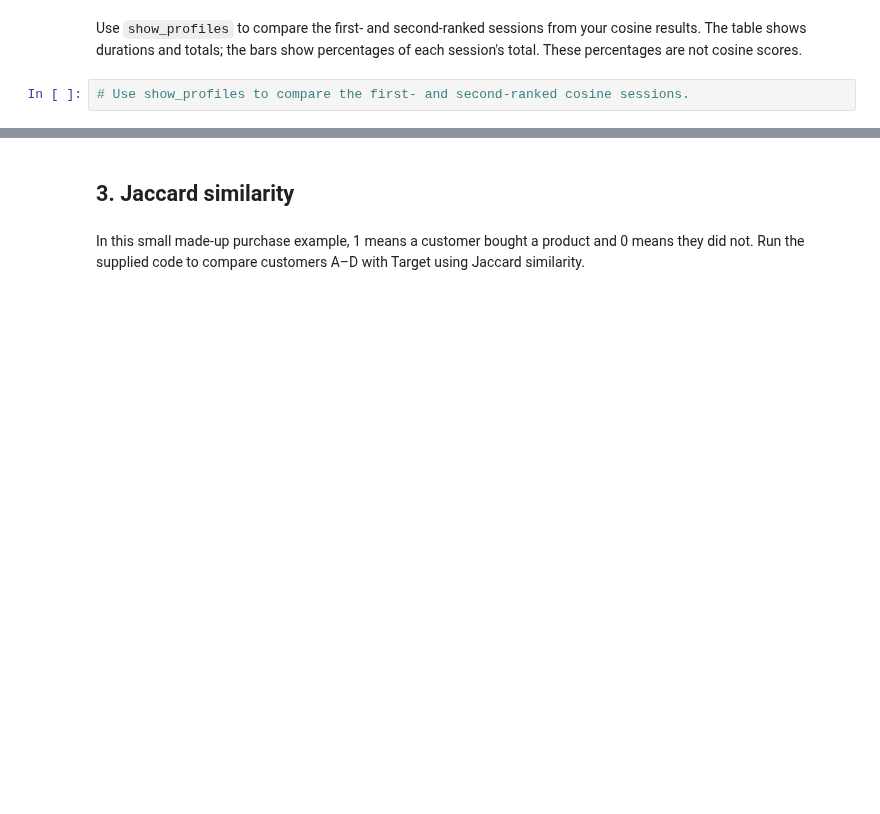
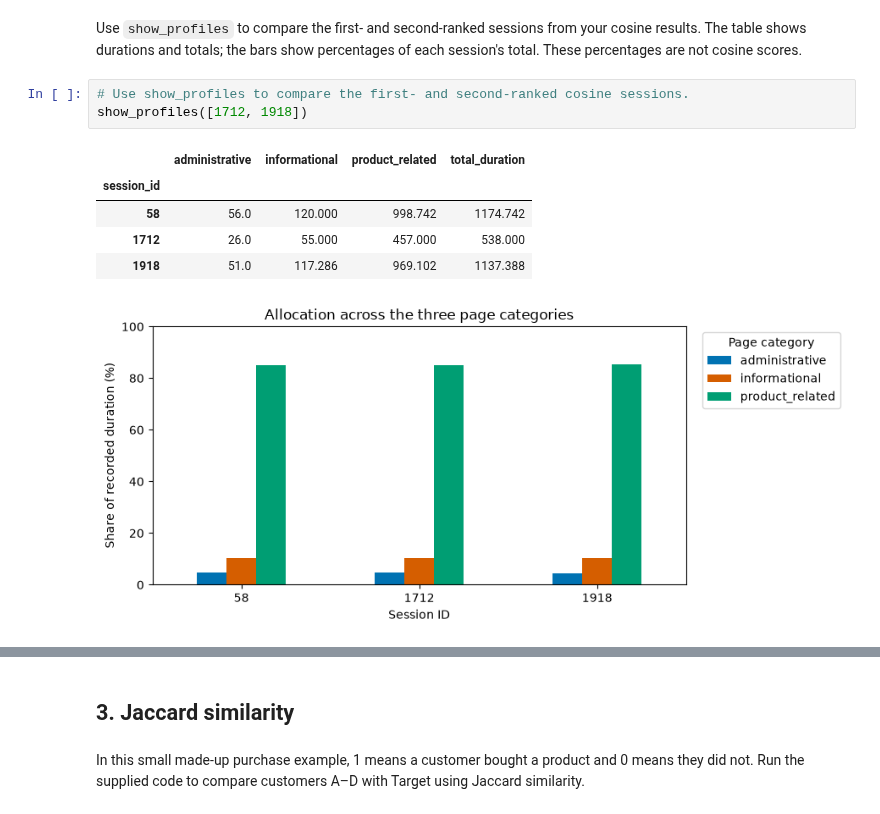
Before and after one commit to jae0029/Data-Mining, a Jupyter notebook: hw2a-compare-browsing-sessions.ipynb, the cells around one changed output, grey strips where cells are left out. Drawn from its saved outputs; the diff is of its cells as text; blank space fills up the shorter version.

```diff
--- a/hw2a-compare-browsing-sessions.ipynb
+++ b/hw2a-compare-browsing-sessions.ipynb
@@ -107,6 +145,14 @@ Use `rank_neighbors(durations, "cosine")` to obtain `cosine_neighbors`, then dis
 Use `show_profiles` to compare the first- and second-ranked sessions from your cosine results. The table shows durations and totals; the bars show percentages of each session's total. These percentages are not cosine scores.
 # %%
 # Use show_profiles to compare the first- and second-ranked cosine sessions.
+show_profiles([1712, 1918])
+# %% [output]
+|  | administrative | informational | product_related | total_duration |
+| session_id |  |  |  |  |
+| 58 | 56.0 | 120.000 | 998.742 | 1174.742 |
+| 1712 | 26.0 | 55.000 | 457.000 | 538.000 |
+| 1918 | 51.0 | 117.286 | 969.102 | 1137.388 |
+[figure, added]
 # %% [markdown]
 **2a.** How does this list compare with the raw Euclidean distance result?
 
```
Also changed, not shown: parts of 11 cells of this notebook, 1 other file.
